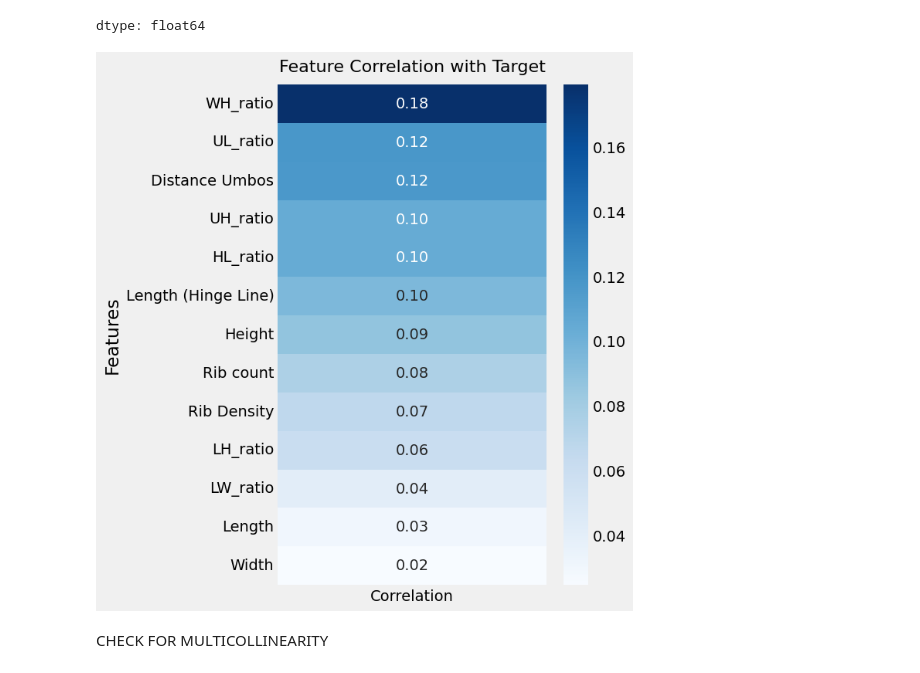
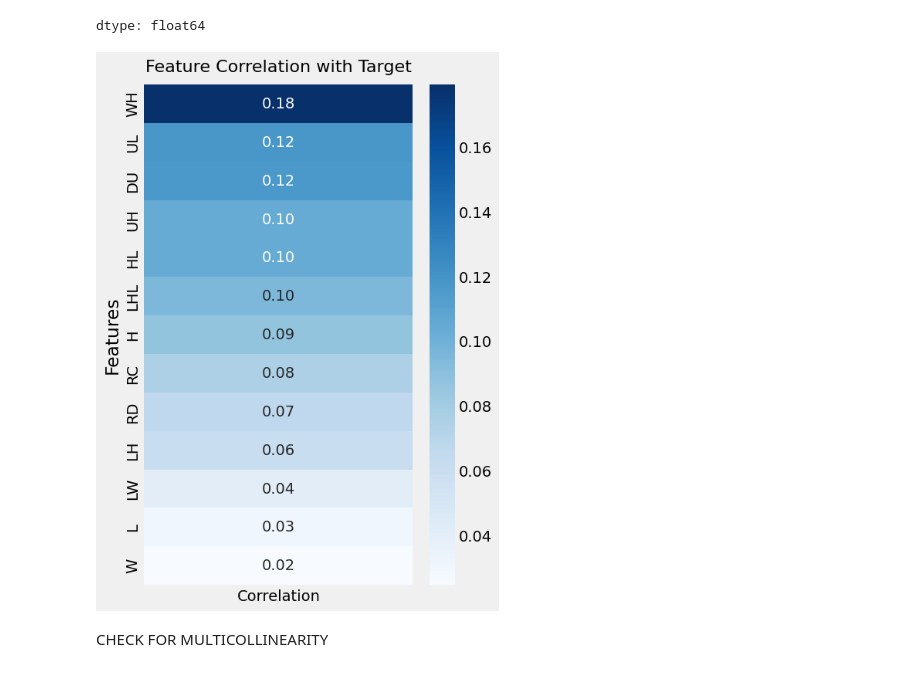
Before and after one commit to Geez-l/litoX, a Jupyter notebook: litoX_preprocessing.ipynb, the cells around one changed output. Cells and saved outputs as stored; diff of their text form; code cells hidden in the pictures.

```diff
--- a/litoX_preprocessing.ipynb
+++ b/litoX_preprocessing.ipynb
@@ -643,30 +643,49 @@ sorted_correlations
 | Width | 0.024582 |
 dtype: float64
 # %%
+codenames = {
+    'Length': 'L',
+    'Width': 'W',
+    'Height': 'H',
+    'Rib count': 'RC',
+    'Length (Hinge Line)': 'LHL',
+    'Distance Umbos': 'DU',
+    'LW_ratio': 'LW',
+    'LH_ratio': 'LH',
+    'Label': 'Label',
+    'WH_ratio':'WH',
+    'UL_ratio':'UL',
+    'HL_ratio': 'HL',
+    'UH_ratio': 'UH',
+    'Rib Density': 'RD'
+}
 
 label_correlations = correlation_matrix['Label'].drop('Label')
 sorted_correlations = label_correlations.abs().sort_values(ascending=False)
 
 # Create a DataFrame for the heatmap with the index as the features
 label_correlations_df = pd.DataFrame(sorted_correlations)  # Convert Series to DataFrame
 label_correlations_df = label_correlations_df.rename(columns={'Label': 'Correlation'}) #rename col
+
+# Replace index with codenames in label_correlations_df
+label_correlations_df.index = label_correlations_df.index.map(codenames)
 
 # Get the minimum and maximum correlation values
 vmin = label_correlations_df['Correlation'].min()
 vmax = label_correlations_df['Correlation'].max()
 
 # Plot heatmap
 plt.figure(figsize=(5, 8))
 sns.heatmap(label_correlations_df, annot=True, cmap='Blues', vmin=vmin, vmax=vmax, fmt=".2f", linewidths=0)  # Set vmin and vmax
 
 # Set labels and title
 plt.title('Feature Correlation with Target', fontsize=16, pad=12)
 plt.ylabel('Features')
 
 # Show the plot
 plt.show()
 # %% [output]
-[figure, old version]
+[figure, new version]
 # %% [markdown]
 CHECK FOR MULTICOLLINEARITY
 # %%
```
Also changed, not shown: parts of 9 cells of this notebook.
